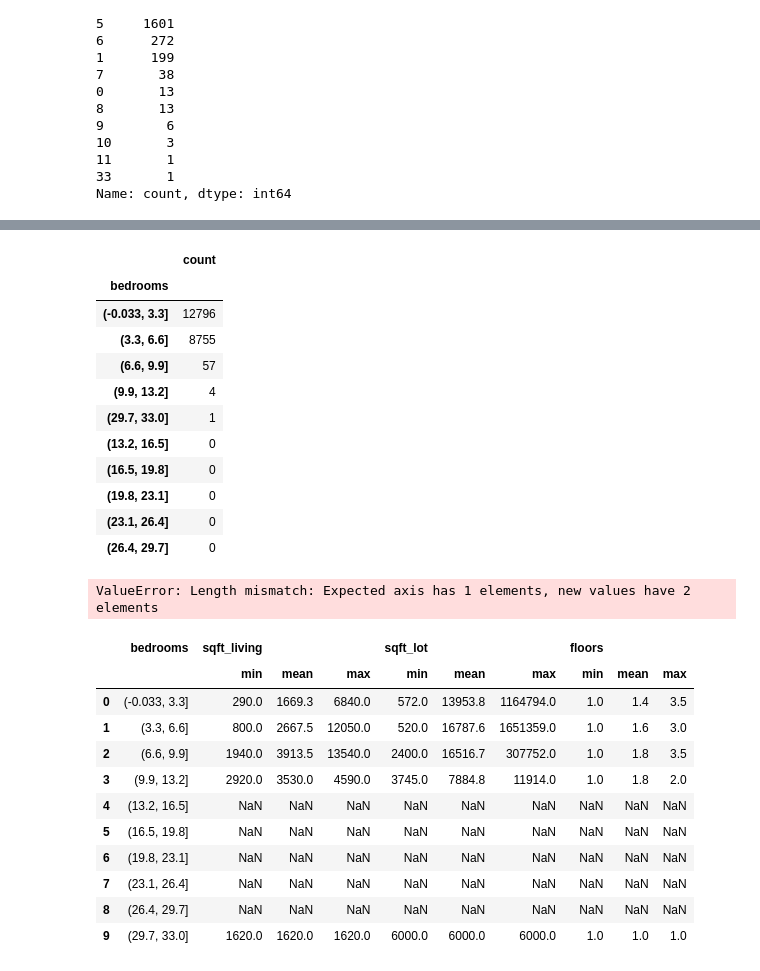
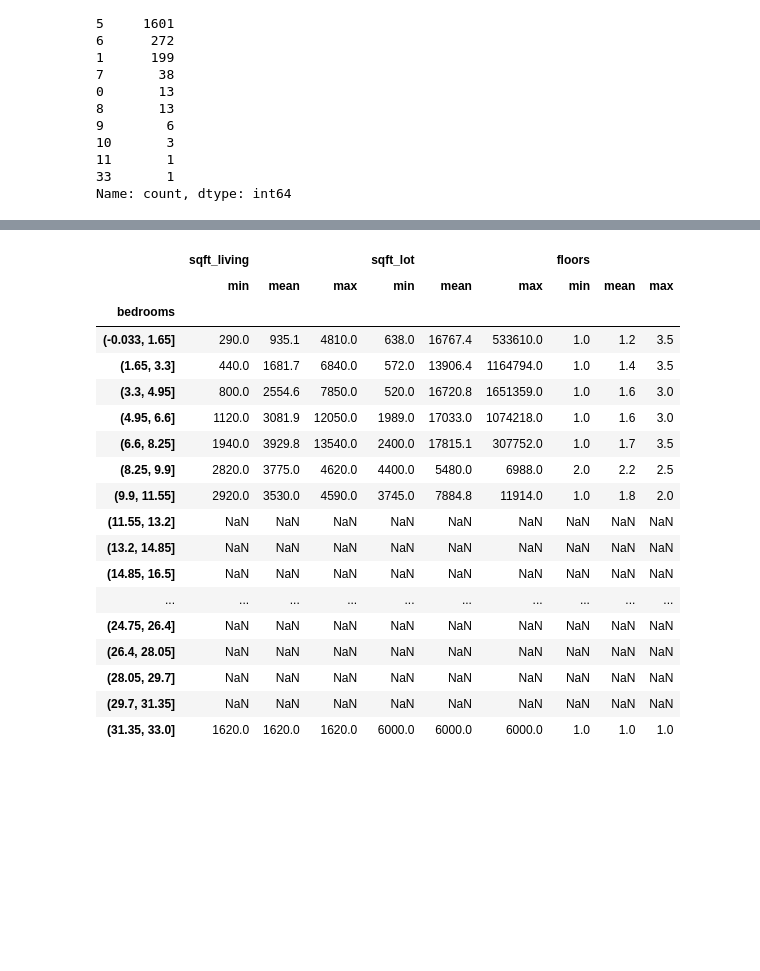
Before and after one commit to FawziElZein/House-Sales-King-County-Analysis, a Jupyter notebook: kc-house-data-analysis.ipynb, the cells around one changed output, grey strips where cells are left out. Saved outputs shown, nothing was run; the diff lists cells and outputs as text; code cells hidden in the pictures; blank space fills up the shorter version.

```diff
--- a/kc-house-data-analysis.ipynb
+++ b/kc-house-data-analysis.ipynb
@@ -150,6 +153,8 @@ bedrooms
 33       1
 Name: count, dtype: int64
 # %%
-df_ = df[['id','bedrooms','bathrooms','sqft_living','sqft_lot','floors']].copy()
+#narrow the columns and select the ones that we are only concerned about
+
+df_ = df[['id','bedrooms','sqft_living','sqft_lot','floors']].copy()
 df_
 # %% [output]
@@ -169,6 +174,9 @@ df_
 # %%
-df_bedrooms_intervals = pd.cut(df_['bedrooms'], bins=10)
+# Divide bedrooms variable into 20 intervals.
 
-df_bedrooms_intervals.value_counts()
+df_bedrooms_intervals = pd.cut(df_['bedrooms'], bins=20)
+
+df_bedrooms_count = df_bedrooms_intervals.value_counts()
+df_bedrooms_count
 # %% [output]
 bedrooms
@@ -185,44 +198,27 @@ bedrooms
 Name: count, dtype: int64
-# %%
-df_bedrooms_count = df_bedrooms_intervals.value_counts()
-df_bedrooms_count = pd.DataFrame(df_bedrooms_count)
-df_bedrooms_count
-# %% [output]
-|  | count |
-| bedrooms |  |
-| (-0.033, 3.3] | 12796 |
-| (3.3, 6.6] | 8755 |
-| (6.6, 9.9] | 57 |
-| (9.9, 13.2] | 4 |
-| (29.7, 33.0] | 1 |
-| (13.2, 16.5] | 0 |
-| (16.5, 19.8] | 0 |
-| (19.8, 23.1] | 0 |
-| (23.1, 26.4] | 0 |
-| (26.4, 29.7] | 0 |
-# %%
-columns = pd.MultiIndex.from_tuples([('First', 'A'), ('First', 'B')], names=['Level1', 'Level2'])
-
-# Set the MultiIndex columns to the DataFrame
-df_bedrooms_count.columns = columns
-# %% [output]
-ValueError: Length mismatch: Expected axis has 1 elements, new values have 2 elements
 # %%
 df_agg = df_.groupby(df_bedrooms_intervals)[['sqft_living','sqft_lot','floors']].agg(['min', 'mean', 'max']).round(1)
-df_agg.reset_index()
+df_agg
 # %% [output]
-|  | bedrooms | sqft_living |  |  | sqft_lot |  |  | floors |  |  |
-|  |  | min | mean | max | min | mean | max | min | mean | max |
-| 0 | (-0.033, 3.3] | 290.0 | 1669.3 | 6840.0 | 572.0 | 13953.8 | 1164794.0 | 1.0 | 1.4 | 3.5 |
-| 1 | (3.3, 6.6] | 800.0 | 2667.5 | 12050.0 | 520.0 | 16787.6 | 1651359.0 | 1.0 | 1.6 | 3.0 |
-| 2 | (6.6, 9.9] | 1940.0 | 3913.5 | 13540.0 | 2400.0 | 16516.7 | 307752.0 | 1.0 | 1.8 | 3.5 |
-| 3 | (9.9, 13.2] | 2920.0 | 3530.0 | 4590.0 | 3745.0 | 7884.8 | 11914.0 | 1.0 | 1.8 | 2.0 |
-| 4 | (13.2, 16.5] | NaN | NaN | NaN | NaN | NaN | NaN | NaN | NaN | NaN |
-| 5 | (16.5, 19.8] | NaN | NaN | NaN | NaN | NaN | NaN | NaN | NaN | NaN |
-| 6 | (19.8, 23.1] | NaN | NaN | NaN | NaN | NaN | NaN | NaN | NaN | NaN |
-| 7 | (23.1, 26.4] | NaN | NaN | NaN | NaN | NaN | NaN | NaN | NaN | NaN |
-| 8 | (26.4, 29.7] | NaN | NaN | NaN | NaN | NaN | NaN | NaN | NaN | NaN |
-| 9 | (29.7, 33.0] | 1620.0 | 1620.0 | 1620.0 | 6000.0 | 6000.0 | 6000.0 | 1.0 | 1.0 | 1.0 |
+|  | sqft_living |  |  | sqft_lot |  |  | floors |  |  |
+|  | min | mean | max | min | mean | max | min | mean | max |
+| bedrooms |  |  |  |  |  |  |  |  |  |
+| (-0.033, 1.65] | 290.0 | 935.1 | 4810.0 | 638.0 | 16767.4 | 533610.0 | 1.0 | 1.2 | 3.5 |
+| (1.65, 3.3] | 440.0 | 1681.7 | 6840.0 | 572.0 | 13906.4 | 1164794.0 | 1.0 | 1.4 | 3.5 |
+| (3.3, 4.95] | 800.0 | 2554.6 | 7850.0 | 520.0 | 16720.8 | 1651359.0 | 1.0 | 1.6 | 3.0 |
+| (4.95, 6.6] | 1120.0 | 3081.9 | 12050.0 | 1989.0 | 17033.0 | 1074218.0 | 1.0 | 1.6 | 3.0 |
+| (6.6, 8.25] | 1940.0 | 3929.8 | 13540.0 | 2400.0 | 17815.1 | 307752.0 | 1.0 | 1.7 | 3.5 |
+| (8.25, 9.9] | 2820.0 | 3775.0 | 4620.0 | 4400.0 | 5480.0 | 6988.0 | 2.0 | 2.2 | 2.5 |
+| (9.9, 11.55] | 2920.0 | 3530.0 | 4590.0 | 3745.0 | 7884.8 | 11914.0 | 1.0 | 1.8 | 2.0 |
+| (11.55, 13.2] | NaN | NaN | NaN | NaN | NaN | NaN | NaN | NaN | NaN |
+| (13.2, 14.85] | NaN | NaN | NaN | NaN | NaN | NaN | NaN | NaN | NaN |
+| (14.85, 16.5] | NaN | NaN | NaN | NaN | NaN | NaN | NaN | NaN | NaN |
+| ... | ... | ... | ... | ... | ... | ... | ... | ... | ... |
+| (24.75, 26.4] | NaN | NaN | NaN | NaN | NaN | NaN | NaN | NaN | NaN |
+| (26.4, 28.05] | NaN | NaN | NaN | NaN | NaN | NaN | NaN | NaN | NaN |
+| (28.05, 29.7] | NaN | NaN | NaN | NaN | NaN | NaN | NaN | NaN | NaN |
+| (29.7, 31.35] | NaN | NaN | NaN | NaN | NaN | NaN | NaN | NaN | NaN |
+| (31.35, 33.0] | 1620.0 | 1620.0 | 1620.0 | 6000.0 | 6000.0 | 6000.0 | 1.0 | 1.0 | 1.0 |
 # %%
 # Cleaning the data
 
```
Also changed, not shown: parts of 22 cells of this notebook.
